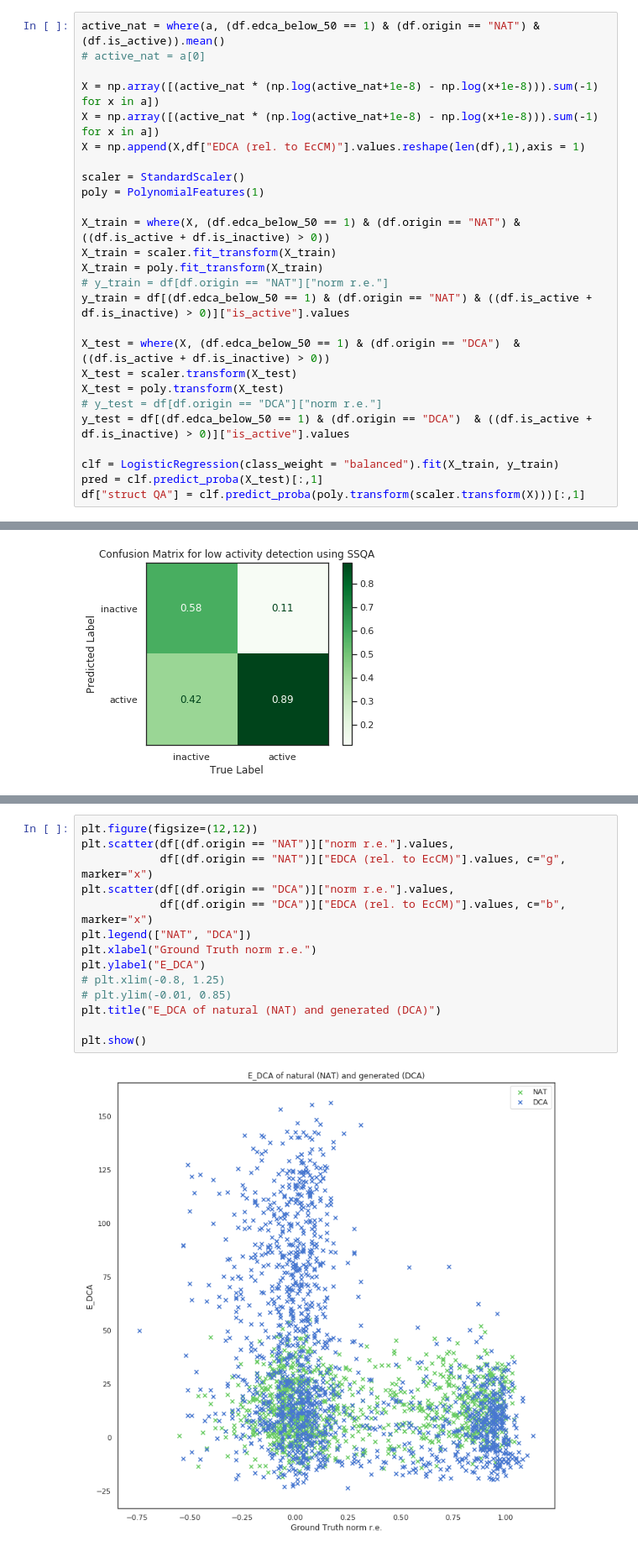
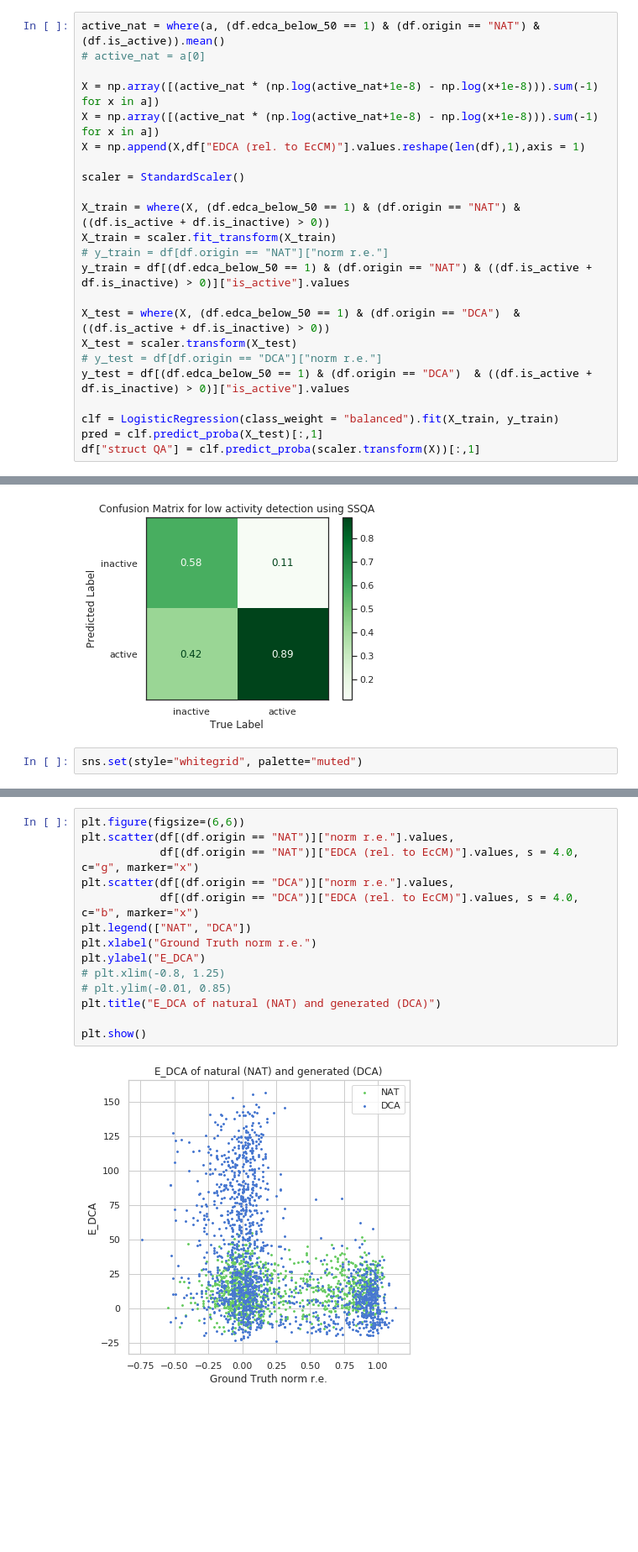
Before and after one commit to CyrilMa/ssqa, a Jupyter notebook: chorismate_mutase.ipynb, the cells around one changed output, grey strips where cells are left out. Shown at 84% size. Drawn from its saved outputs; the diff is of its cells as text; blank space fills up the shorter version.

```diff
--- a/chorismate_mutase.ipynb
+++ b/chorismate_mutase.ipynb
@@ -213,23 +213,20 @@ X = np.array([(active_nat * (np.log(active_nat+1e-8) - np.log(x+1e-8))).sum(-1)
 X = np.append(X,df["EDCA (rel. to EcCM)"].values.reshape(len(df),1),axis = 1)
 
 scaler = StandardScaler()
-poly = PolynomialFeatures(1)
 
 X_train = where(X, (df.edca_below_50 == 1) & (df.origin == "NAT") & ((df.is_active + df.is_inactive) > 0))
 X_train = scaler.fit_transform(X_train)
-X_train = poly.fit_transform(X_train)
 # y_train = df[df.origin == "NAT"]["norm r.e."]
 y_train = df[(df.edca_below_50 == 1) & (df.origin == "NAT") & ((df.is_active + df.is_inactive) > 0)]["is_active"].values
 
 X_test = where(X, (df.edca_below_50 == 1) & (df.origin == "DCA")  & ((df.is_active + df.is_inactive) > 0))
 X_test = scaler.transform(X_test)
-X_test = poly.transform(X_test)
 # y_test = df[df.origin == "DCA"]["norm r.e."]
 y_test = df[(df.edca_below_50 == 1) & (df.origin == "DCA")  & ((df.is_active + df.is_inactive) > 0)]["is_active"].values
 
 clf = LogisticRegression(class_weight = "balanced").fit(X_train, y_train)
 pred = clf.predict_proba(X_test)[:,1]
-df["struct QA"] = clf.predict_proba(poly.transform(scaler.transform(X)))[:,1]
+df["struct QA"] = clf.predict_proba(scaler.transform(X))[:,1]
 # %%
 edca = df[(df.edca_below_50 == 1) &(df.origin == "DCA")  & ((df.is_active + df.is_inactive) > 0)]["EDCA (rel. to EcCM)"].values
 # %% [markdown]
@@ -302,4 +299,6 @@ plt.xlabel("True Label")
 plt.show()
 # %% [output]
 [figure]
+# %%
+sns.set(style="whitegrid", palette="muted")
 # %%
@@ -321,17 +320,17 @@ plt.show()
 # %%
-plt.figure(figsize=(12,12))
+plt.figure(figsize=(6,6))
 plt.scatter(df[(df.origin == "NAT")]["norm r.e."].values,
-            df[(df.origin == "NAT")]["EDCA (rel. to EcCM)"].values, c="g", marker="x")
+            df[(df.origin == "NAT")]["EDCA (rel. to EcCM)"].values, s = 4.0, c="g", marker="x")
 plt.scatter(df[(df.origin == "DCA")]["norm r.e."].values,
-            df[(df.origin == "DCA")]["EDCA (rel. to EcCM)"].values, c="b", marker="x")
+            df[(df.origin == "DCA")]["EDCA (rel. to EcCM)"].values, s = 4.0, c="b", marker="x")
 plt.legend(["NAT", "DCA"])
 plt.xlabel("Ground Truth norm r.e.")
 plt.ylabel("E_DCA")
 # plt.xlim(-0.8, 1.25)
 # plt.ylim(-0.01, 0.85)
 plt.title("E_DCA of natural (NAT) and generated (DCA)")
 
 plt.show()
 # %% [output]
-[figure, old version]
+[figure, new version]
 # %%
```
Also changed, not shown: parts of 4 cells of this notebook, 44 other files.
